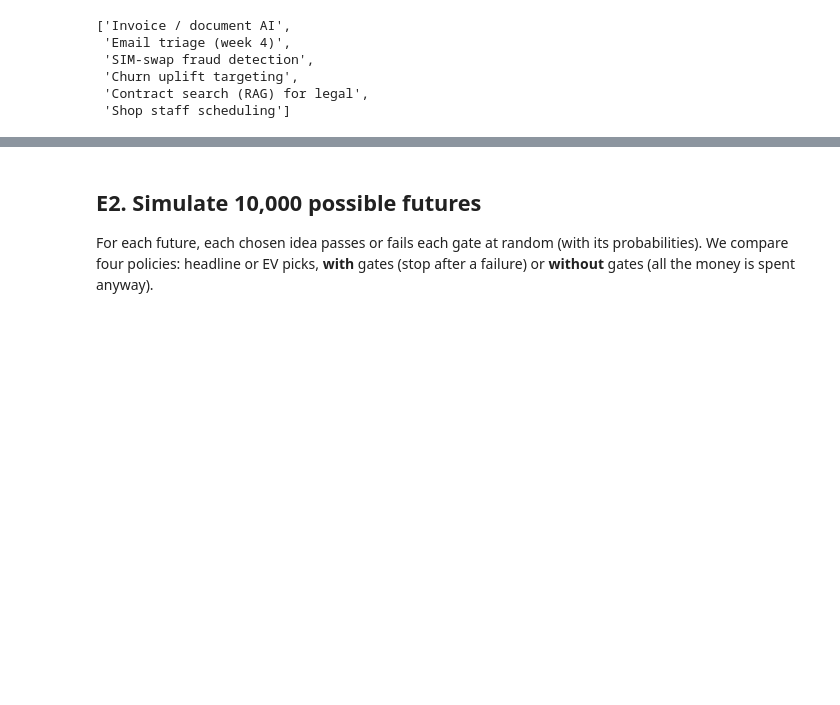
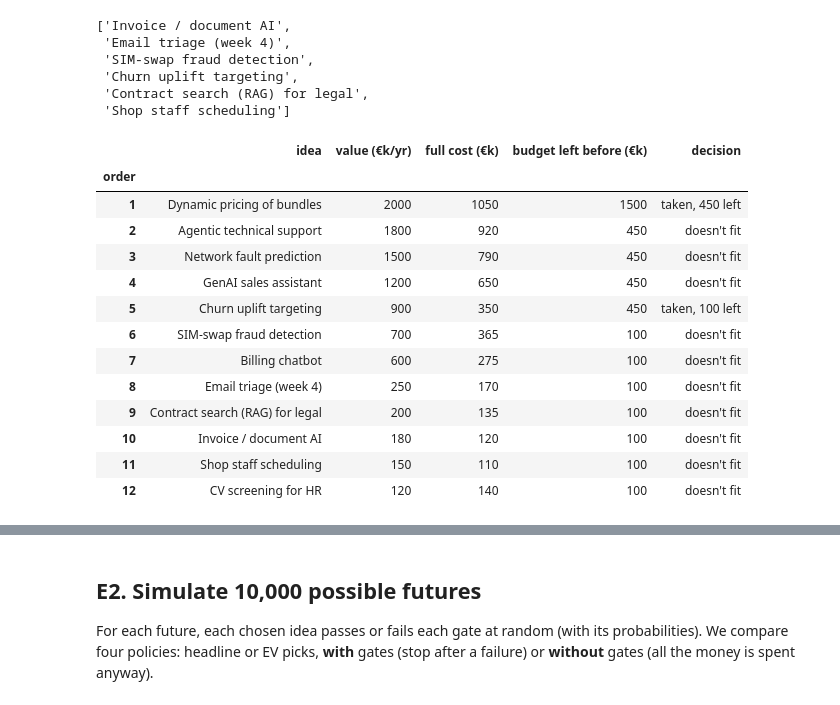
Before and after one commit to ilirsheraj/UMT-Classes, a Jupyter notebook: AI-Business/Week_07_AI_Strategy/week_07_scaling_tco_portfolio.ipynb, the cells around one changed output, grey strips where cells are left out. Cells and saved outputs as stored; diff of their text form; code cells hidden in the pictures; blank space fills up the shorter version.

```diff
--- a/AI-Business/Week_07_AI_Strategy/week_07_scaling_tco_portfolio.ipynb
+++ b/AI-Business/Week_07_AI_Strategy/week_07_scaling_tco_portfolio.ipynb
@@ -618,3 +618,37 @@ ev_picks
  'Churn uplift targeting',
  'Contract search (RAG) for legal',
  'Shop staff scheduling']
+# %%
+def explain_choice(order):
+    # Step-by-step: which ideas choose() takes, and how much budget is left after each one
+    rows, left = [], BUDGET
+    for i, idea in enumerate(order, start=1):
+        cost = IDEAS.loc[idea, "full cost"]
+        fits = cost <= left
+        rows.append({"order": i,
+                     "idea": idea,
+                     "value (€k/yr)": IDEAS.loc[idea, "value"],
+                     "full cost (€k)": cost,
+                     "budget left before (€k)": left,
+                     "decision": f"taken, {left - cost} left" if fits else "doesn't fit"})
+        if fits:
+            left -= cost
+    return pd.DataFrame(rows).set_index("order")
+
+# Headline picks: biggest value first
+explain_choice(IDEAS.sort_values("value", ascending=False).index)
+# %% [output]
+|  | idea | value (€k/yr) | full cost (€k) | budget left before (€k) | decision |
+| order |  |  |  |  |  |
+| 1 | Dynamic pricing of bundles | 2000 | 1050 | 1500 | taken, 450 left |
+| 2 | Agentic technical support | 1800 | 920 | 450 | doesn't fit |
+| 3 | Network fault prediction | 1500 | 790 | 450 | doesn't fit |
+| 4 | GenAI sales assistant | 1200 | 650 | 450 | doesn't fit |
+| 5 | Churn uplift targeting | 900 | 350 | 450 | taken, 100 left |
+| 6 | SIM-swap fraud detection | 700 | 365 | 100 | doesn't fit |
+| 7 | Billing chatbot | 600 | 275 | 100 | doesn't fit |
+| 8 | Email triage (week 4) | 250 | 170 | 100 | doesn't fit |
+| 9 | Contract search (RAG) for legal | 200 | 135 | 100 | doesn't fit |
+| 10 | Invoice / document AI | 180 | 120 | 100 | doesn't fit |
+| 11 | Shop staff scheduling | 150 | 110 | 100 | doesn't fit |
+| 12 | CV screening for HR | 120 | 140 | 100 | doesn't fit |
```
Also changed, not shown: parts of 3 cells of this notebook.
